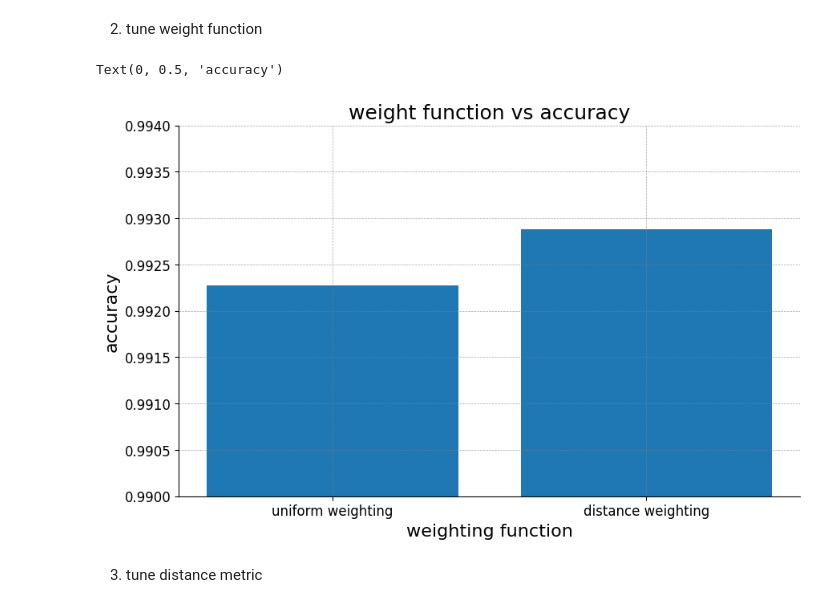
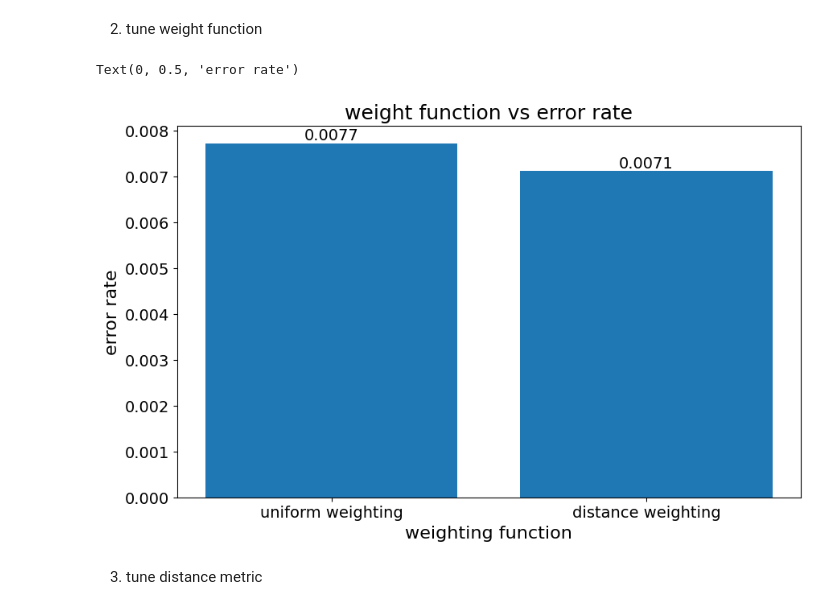
Before and after one commit to ChristopherZinati/483-final-project, a Jupyter notebook: 4ModelsAssignment/4Classifiers.ipynb, the cells around one changed output. Cells and saved outputs as stored; diff of their text form; code cells hidden in the pictures.

```diff
--- a/4ModelsAssignment/4Classifiers.ipynb
+++ b/4ModelsAssignment/4Classifiers.ipynb
@@ -66,24 +66,27 @@ plt.show()
 # %%
 knn_uniform_weights = KNeighborsClassifier(n_neighbors=15, weights='uniform') #uniform is the default
 knn_distance_weights = KNeighborsClassifier(n_neighbors=15, weights='distance')
 
 knn_uniform_weights.fit(X_train, y_train)
 knn_distance_weights.fit(X_train, y_train)
 
-uniform_acc = accuracy_score(y_test, knn_uniform_weights.predict(X_test))
-distance_acc = accuracy_score(y_test, knn_distance_weights.predict(X_test))
+uniform_error = 1 - accuracy_score(y_test, knn_uniform_weights.predict(X_test))
+distance_error = 1 - accuracy_score(y_test, knn_distance_weights.predict(X_test))
 
 plt.figure()
-plt.title("weight function vs accuracy")
+plt.title("weight function vs error rate")
 functions = ["uniform weighting", "distance weighting"]
-counts = [uniform_acc, distance_acc]
+counts = [uniform_error, distance_error]
+for i, err in enumerate(counts):
+    plt.text(i, err, f"{err:.4f}", ha='center', va='bottom')
 plt.bar(functions, counts)
-plt.ylim(0.99, 0.994)
+plt.ylim()
+plt.grid(False)
 plt.xlabel("weighting function")
-plt.ylabel("accuracy")
+plt.ylabel("error rate")
 # %% [output]
-Text(0, 0.5, 'accuracy')
+Text(0, 0.5, 'error rate')
-[figure, old version]
+[figure, new version]
 # %% [markdown]
 3. tune distance metric
 # %%
```
Also changed, not shown: parts of 16 cells of this notebook.
